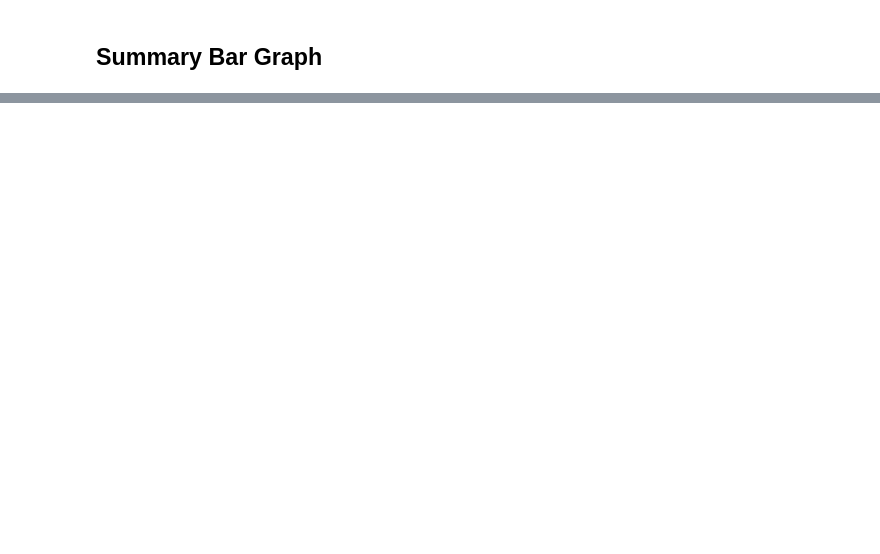
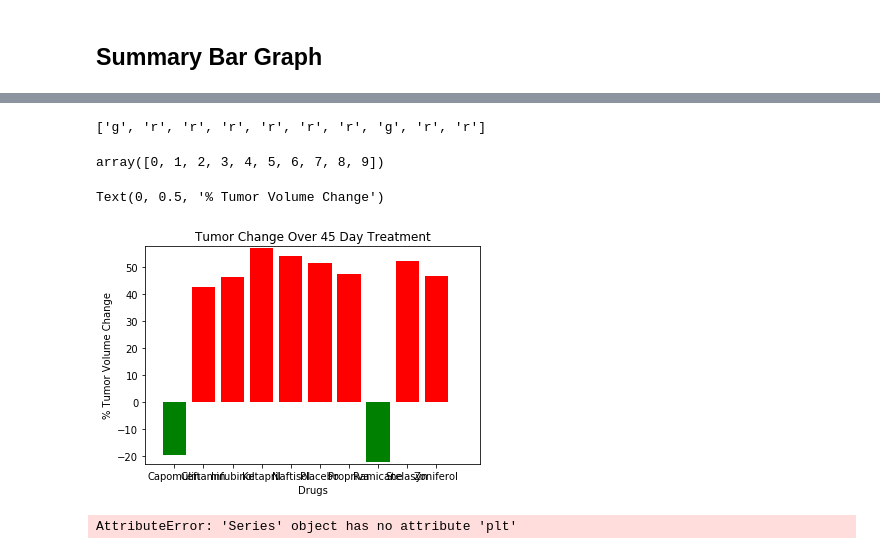
Before and after one commit to kavehamini/matplotlib-challenge, a Jupyter notebook: Pymaceuticals/pymaceuticals_Kaveh.ipynb, the cells around one changed output, grey strips where cells are left out. Drawn from its saved outputs; the diff is of its cells as text; code cells hidden in the pictures; blank space fills up the shorter version.

```diff
--- a/Pymaceuticals/pymaceuticals_Kaveh.ipynb
+++ b/Pymaceuticals/pymaceuticals_Kaveh.ipynb
@@ -403,0 +429,3 @@ dtype: float64
+# %%
+Drugs = list(Percentdiff.index)
+Drugs
@@ -403,0 +443,3 @@ dtype: float64
+# %%
+percetchanges = list(Percentdiff.values)
+percetchanges
@@ -404,9 +457,30 @@ dtype: float64
+# %%
+colors = ['r' if pc > 0 else 'g' for pc in percetchanges]
+colors
+# %% [output]
+['g', 'r', 'r', 'r', 'r', 'r', 'r', 'g', 'r', 'r']
+# %%
+x_axis = np.arange(len(percetchanges))
+x_axis
+# %% [output]
+array([0, 1, 2, 3, 4, 5, 6, 7, 8, 9])
+# %%
+plt.bar(x_axis, percetchanges, color = colors, align="center")
+tick_locations = [a for a in x_axis]
+plt.xticks(tick_locations, Drugs)
+plt.xlim(-1, len(x_axis)+0.5)
+plt.ylim(min(percetchanges)-0.5, max(percetchanges)+0.5)
+plt.title("Tumor Change Over 45 Day Treatment")
+plt.xlabel("Drugs")
+plt.ylabel("% Tumor Volume Change")
+# %% [output]
+Text(0, 0.5, '% Tumor Volume Change')
+[figure, added]
 # %%
 # Store all Relevant Percent Changes into a Tuple
 
 
 # Splice the data between passing and failing drugs
-
 
 # Orient widths. Add labels, tick marks, etc.
 
@@ -419,8 +493,10 @@ dtype: float64
 
 # Save the Figure
 
-
+percent_changes
 # Show the Figure
-fig.show()
+#fig.show()
+# %% [output]
+AttributeError: 'Series' object has no attribute 'plt'
 # %% [markdown]
 ![Metastatic Spread During Treatment](../Images/change.png)
```
Also changed, not shown: parts of 6 cells of this notebook.
